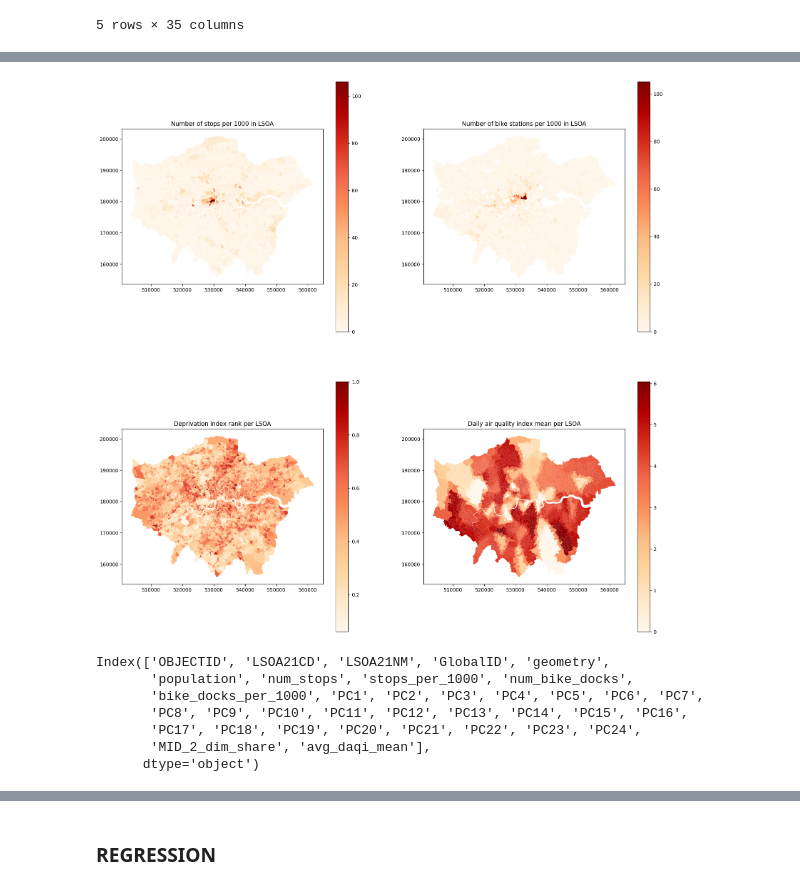
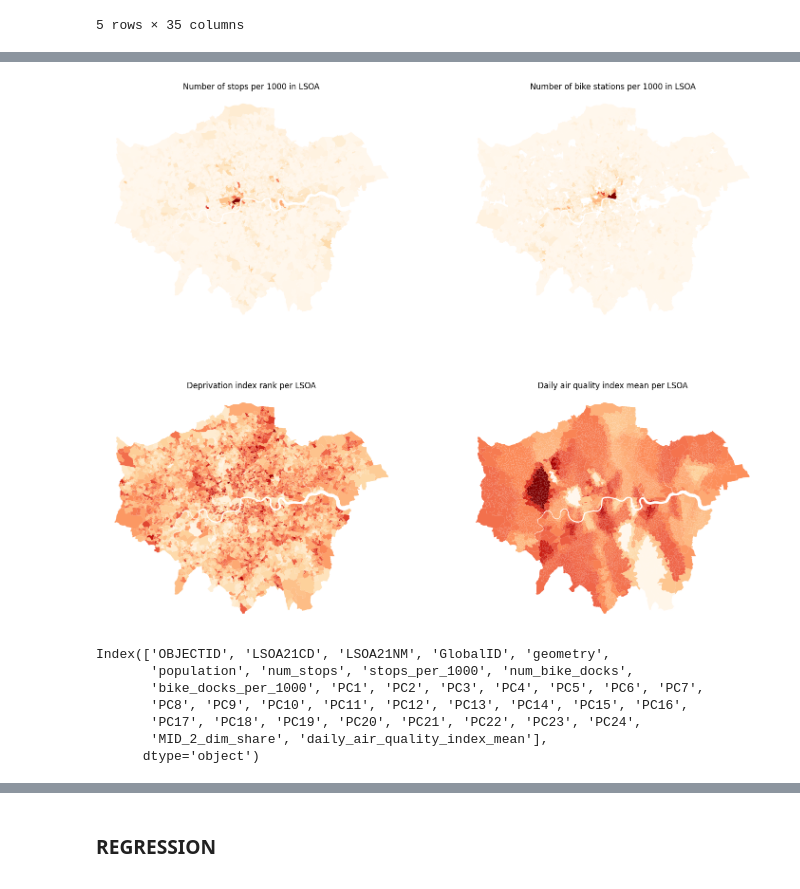
Before and after one commit to shaunhoang/cusp, a Jupyter notebook: calculation.ipynb, the cells around one changed output, grey strips where cells are left out. Drawn from its saved outputs; the diff is of its cells as text; code cells hidden in the pictures.

```diff
--- a/calculation.ipynb
+++ b/calculation.ipynb
@@ -596,10 +596,10 @@ lsoa_merge3.head()
 # %%
 # import daqi_by_lsoa.geojson
 
-daqi = gpd.read_file('avg_daqi_by_lsoa.geojson')
+daqi = gpd.read_file('avg_yr_daqi_by_lsoa.geojson')
 
 # merge lsoa with daqi on LSOA21CD and lsoa_code
-lsoa_merge4 = lsoa_merge3.merge(daqi[['avg_daqi_mean','LSOA21CD']], on='LSOA21CD', how='left')
+lsoa_merge4 = lsoa_merge3.merge(daqi[['daily_air_quality_index_mean','LSOA21CD']], on='LSOA21CD', how='left')
 # %%
 # extract lsoa_merge3 to geojson
 lsoa_merge4.to_file("data_full_by_lsoa.geojson", driver='GeoJSON')
@@ -605,0 +608,16 @@ lsoa_merge4.to_file("data_full_by_lsoa.geojson", driver='GeoJSON')
+# %%
+# Map all variables of lsoa_merge4 in a 2x2 grid
+fig, ax = plt.subplots(2, 1, figsize=(10, 12))
+
+lsoa_merge4.plot(column='MID_2_dim_share', cmap='OrRd', linewidth=0, ax=ax[0], edgecolor='0.8', legend=False)
+lsoa_merge4.plot(column='daily_air_quality_index_mean', cmap='OrRd', linewidth=0, ax=ax[1], edgecolor='0.8', legend=False)
+
+
+ax[0].set_title('Deprivation index rank per LSOA')
+ax[1].set_title('Daily air quality index mean per LSOA')
+
+# remove the axis
+for i in range(2):
+    ax[i].axis('off')
+
+plt.show()
@@ -606,20 +626,25 @@ lsoa_merge4.to_file("data_full_by_lsoa.geojson", driver='GeoJSON')
 # %%
 # Map all variables of lsoa_merge4 in a 2x2 grid
-fig, ax = plt.subplots(2, 2, figsize=(20, 20))
+fig, ax = plt.subplots(2, 2, figsize=(18, 15))
 
-lsoa_merge4.plot(column='stops_per_1000', cmap='OrRd', linewidth=0, ax=ax[0,0], edgecolor='0.8', legend=True)
-lsoa_merge4.plot(column='bike_docks_per_1000', cmap='OrRd', linewidth=0, ax=ax[0,1], edgecolor='0.8', legend=True)
-lsoa_merge4.plot(column='MID_2_dim_share', cmap='OrRd', linewidth=0, ax=ax[1,0], edgecolor='0.8', legend=True)
-lsoa_merge4.plot(column='avg_daqi_mean', cmap='OrRd', linewidth=0, ax=ax[1,1], edgecolor='0.8', legend=True)
+lsoa_merge4.plot(column='stops_per_1000', cmap='OrRd', linewidth=0, ax=ax[0,0], edgecolor='0.8', legend=False)
+lsoa_merge4.plot(column='bike_docks_per_1000', cmap='OrRd', linewidth=0, ax=ax[0,1], edgecolor='0.8', legend=False)
+lsoa_merge4.plot(column='MID_2_dim_share', cmap='OrRd', linewidth=0, ax=ax[1,0], edgecolor='0.8', legend=False)
+lsoa_merge4.plot(column='daily_air_quality_index_mean', cmap='OrRd', linewidth=0, ax=ax[1,1], edgecolor='0.8', legend=False)
 
 ax[0,0].set_title('Number of stops per 1000 in LSOA')
 ax[0,1].set_title('Number of bike stations per 1000 in LSOA')
 ax[1,0].set_title('Deprivation index rank per LSOA')
 ax[1,1].set_title('Daily air quality index mean per LSOA')
 
+# remove the axis
+for i in range(2):
+    for j in range(2):
+        ax[i,j].axis('off')
+
 plt.show()
 # %% [output]
-[figure, old version]
+[figure, new version]
 # %%
 lsoa_merge4.columns
 # %% [output]
@@ -628,7 +653,7 @@ Index(['OBJECTID', 'LSOA21CD', 'LSOA21NM', 'GlobalID', 'geometry',
        'bike_docks_per_1000', 'PC1', 'PC2', 'PC3', 'PC4', 'PC5', 'PC6', 'PC7',
        'PC8', 'PC9', 'PC10', 'PC11', 'PC12', 'PC13', 'PC14', 'PC15', 'PC16',
        'PC17', 'PC18', 'PC19', 'PC20', 'PC21', 'PC22', 'PC23', 'PC24',
-       'MID_2_dim_share', 'avg_daqi_mean'],
+       'MID_2_dim_share', 'daily_air_quality_index_mean'],
       dtype='object')
 # %%
 # COrrelation matrix of all variables
```
Also changed, not shown: parts of 12 cells of this notebook, 7 other files.
